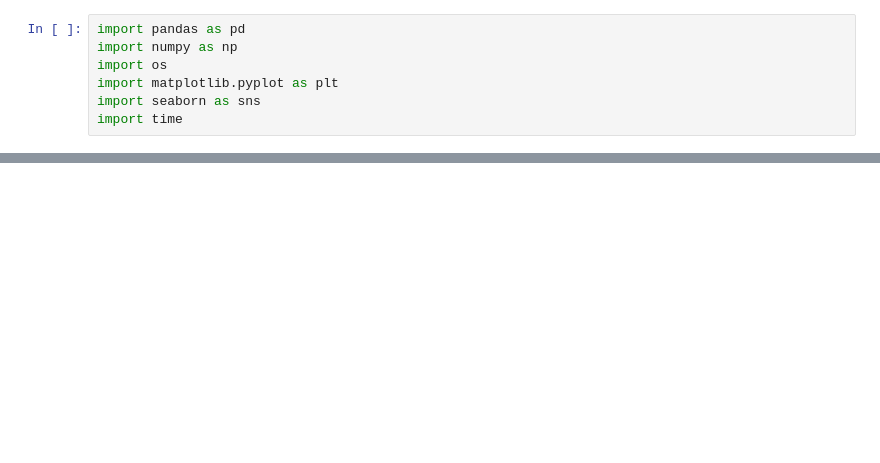
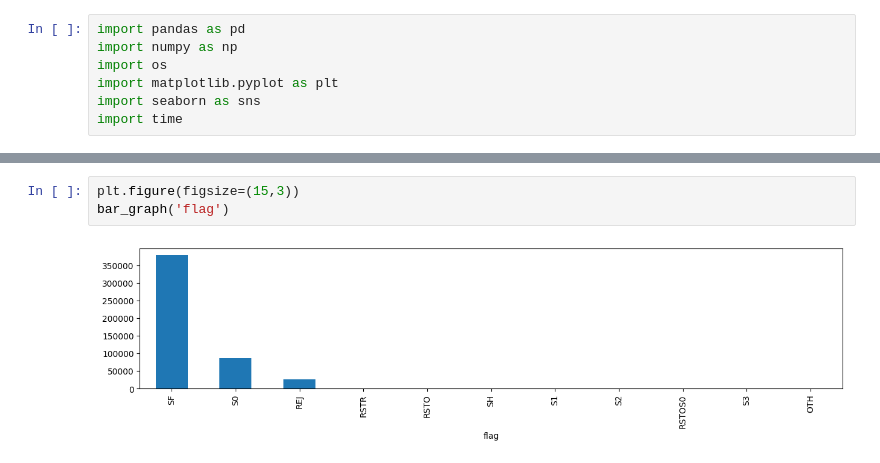
Before and after one commit to Morurifaith/Intrusion-Detection-System-using-ML, a Jupyter notebook: IDS.ipynb, the cells around one changed output, grey strips where cells are left out. Drawn from its saved outputs; the diff is of its cells as text; blank space fills up the shorter version.

```diff
--- a/IDS.ipynb
+++ b/IDS.ipynb
@@ -23,0 +166,5 @@ pd.read_csv(r"C:\Users\user\Downloads\kddcup99_csv.csv")
+# %%
+plt.figure(figsize=(15,3))
+bar_graph('flag')
+# %% [output]
+[figure, added]
```
Also changed, not shown: parts of 54 cells of this notebook.
